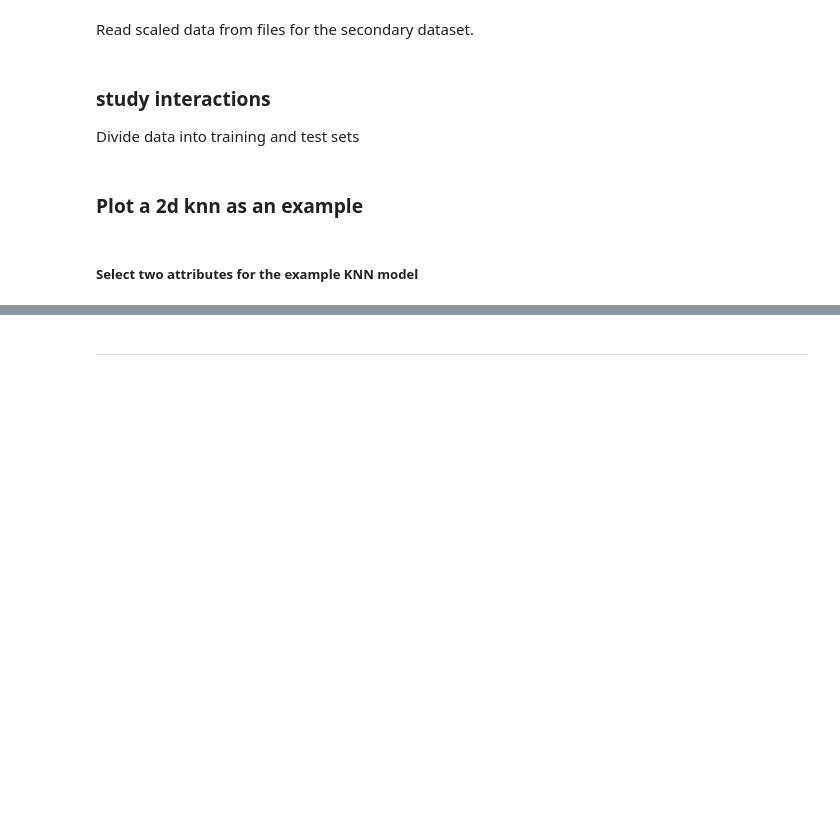
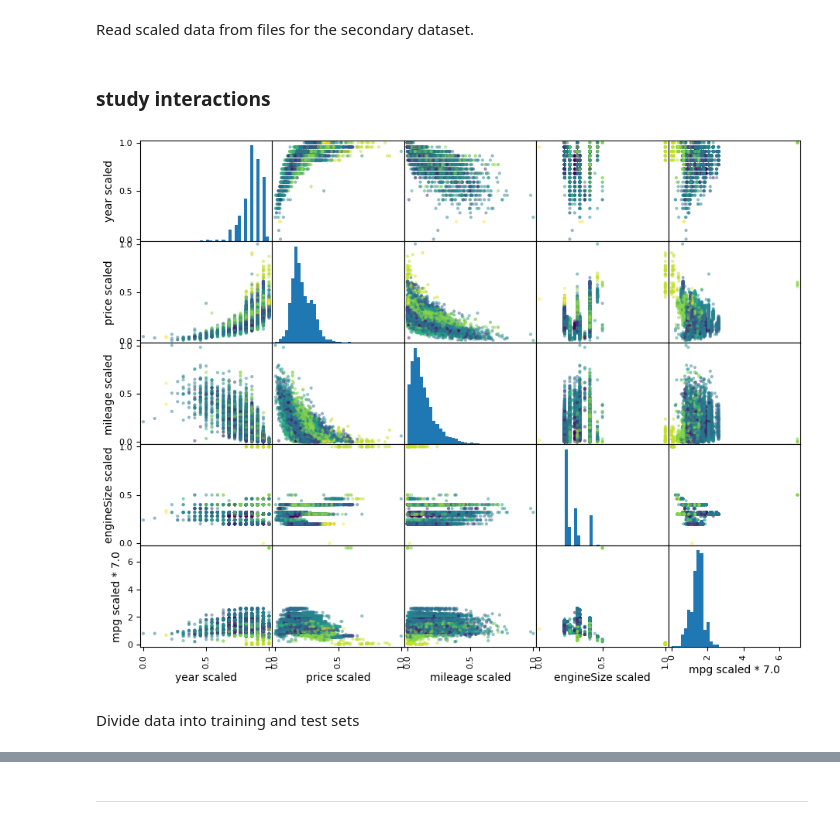
Before and after one commit to ddoggdiggitty/INFS-768-project, a Jupyter notebook: Group Project/Programming/CompiledKNN.ipynb, the cells around one changed output, grey strips where cells are left out. Drawn from its saved outputs; the diff is of its cells as text; code cells hidden in the pictures; blank space fills up the shorter version.

```diff
--- a/Group Project/Programming/CompiledKNN.ipynb
+++ b/Group Project/Programming/CompiledKNN.ipynb
@@ -197,7 +207,7 @@ Read the scaled data from files. Store the features and targets to variables. Th
 X_scaled = pd.read_csv("X_scaled.csv")
 
 # read the target attribute
-y = pd.read_csv("y.csv")
+y = pd.read_csv("y.csv").to_numpy().ravel()
 # %% [markdown]
 Read scaled data from files for the secondary dataset.
 # %%
@@ -206,4 +217,15 @@ y2 = pd.read_csv("y2.csv")
+# %% [markdown]
+### study interactions
+# %%
+pd.plotting.scatter_matrix(
+    X_scaled[X_scaled.columns[[0,1,2,3,11]]],
+    c=LabelEncoder().fit(y).transform(y),
+    hist_kwds={'bins':40},
+    figsize=(11, 8.5)
+)
+plt.show()
+# %% [output]
+[figure, added]
 # %% [markdown]
-### study interactions
 Divide data into training and test sets
 # %%
@@ -212,4 +240,0 @@ X2_train_scaled, X2_test_scaled, y2_train, y2_test = train_test_split(X2_scaled,
-# %% [markdown]
-### Plot a 2d knn as an example
-# %% [markdown]
-##### Select two attributes for the example KNN model
```
Also changed, not shown: parts of 31 cells of this notebook.
